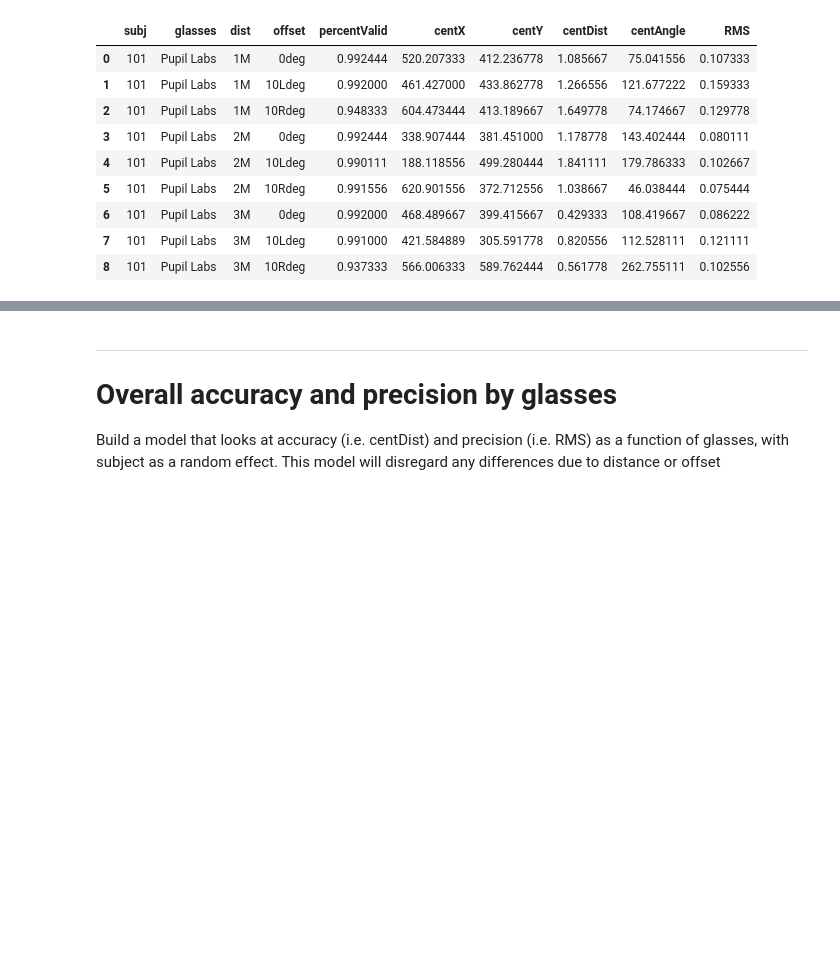
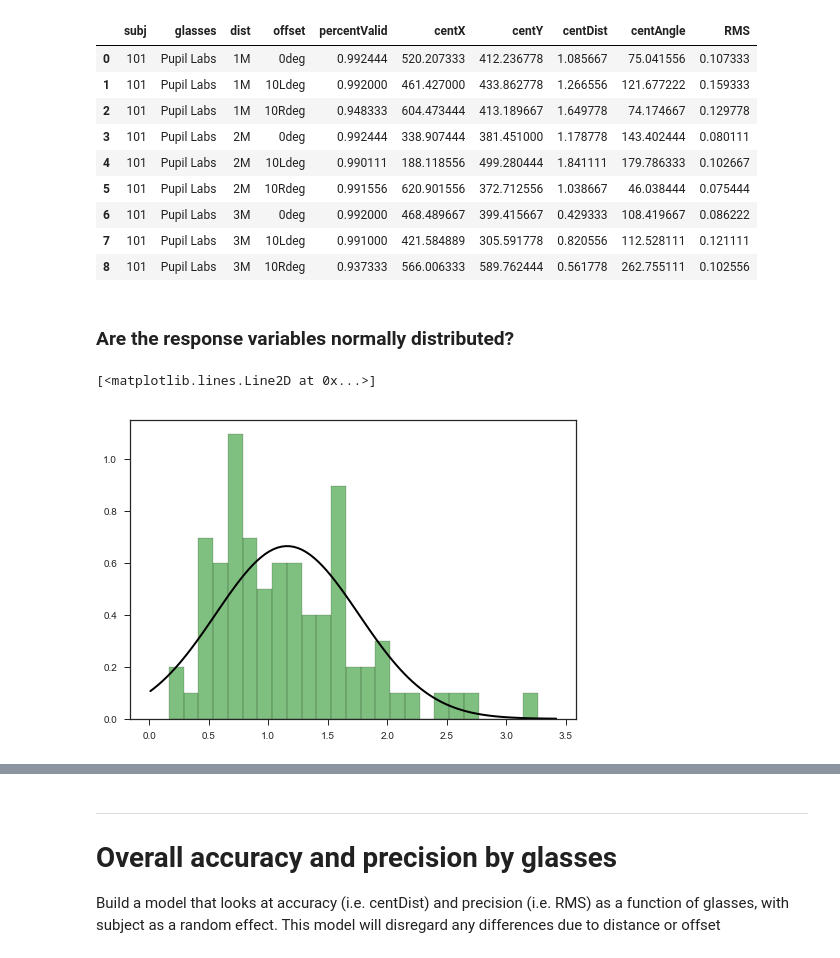
Before and after one commit to jeffmacinnes/glassesCalibration, a Jupyter notebook: analysis/calibrationAnalyses.ipynb, the cells around one changed output, grey strips where cells are left out. Drawn from its saved outputs; the diff is of its cells as text; code cells hidden in the pictures; blank space fills up the shorter version.

```diff
--- a/analysis/calibrationAnalyses.ipynb
+++ b/analysis/calibrationAnalyses.ipynb
@@ -68,3 +70,5 @@ df_byCond.head(9)
 | 6 | 101 | Pupil Labs | 3M | 0deg | 0.992000 | 468.489667 | 399.415667 | 0.429333 | 108.419667 | 0.086222 |
 | 7 | 101 | Pupil Labs | 3M | 10Ldeg | 0.991000 | 421.584889 | 305.591778 | 0.820556 | 112.528111 | 0.121111 |
 | 8 | 101 | Pupil Labs | 3M | 10Rdeg | 0.937333 | 566.006333 | 589.762444 | 0.561778 | 262.755111 | 0.102556 |
+# %% [markdown]
+### Are the response variables normally distributed?
@@ -70,0 +77,14 @@ df_byCond.head(9)
+# %%
+# centDist histogram
+plt.hist(df_byCond.centDist, bins=25, normed=True, alpha=0.5, color='g', edgecolor='k')
+
+# plot prob density function
+mu, std = norm.fit(df_byCond.centDist)
+
+xmin, xmax = plt.xlim()
+x=np.linspace(xmin, xmax, 100)
+p = norm.pdf(x,mu,std)
+plt.plot(x,p, 'k', linewidth=2)
+# %% [output]
+[<matplotlib.lines.Line2D at 0x...>]
+[figure, added]
```
Also changed, not shown: parts of 5 cells of this notebook.
